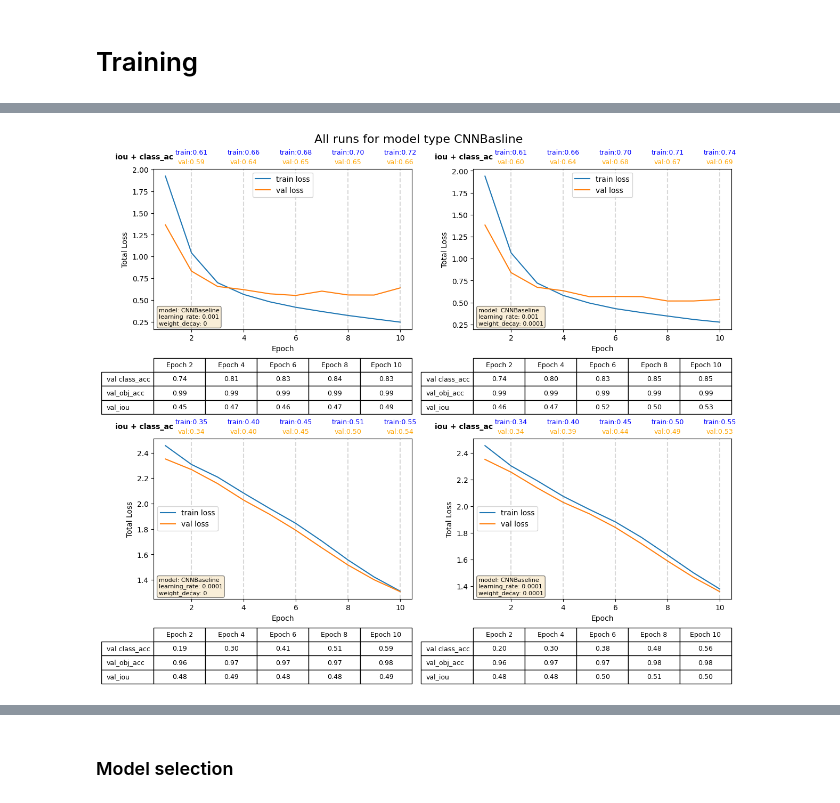
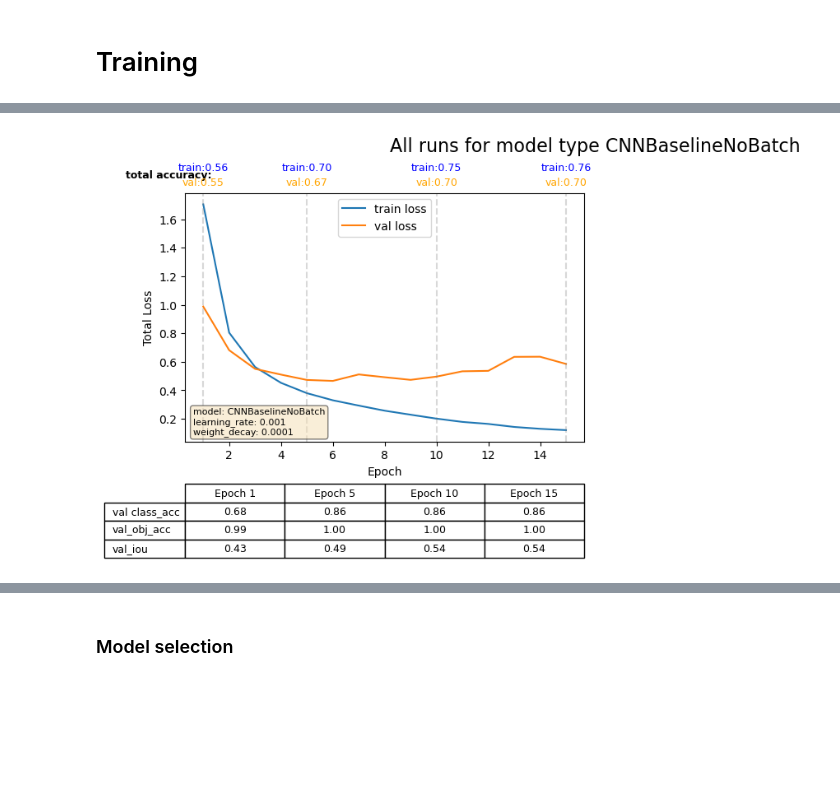
Before and after one commit to Freskoko/inf265_projects, a Jupyter notebook: assignments/src/project_2/Object_localization.ipynb, the cells around one changed output, grey strips where cells are left out. Drawn from its saved outputs; the diff is of its cells as text; code cells hidden in the pictures; blank space fills up the shorter version.

```diff
--- a/assignments/src/project_2/Object_localization.ipynb
+++ b/assignments/src/project_2/Object_localization.ipynb
@@ -27,8 +27,8 @@ torch.set_default_dtype(torch.float32)
 # %%
 BATCH_SIZE = 32
 
-EPOCH_INVESTIGATE_POINTS = [1,10,20,30]
-MAX_EPOCHS = 30
+EPOCH_INVESTIGATE_POINTS = [1,5,10,15]
+MAX_EPOCHS = 15
 # %%
 device = torch.device("cuda") if torch.cuda.is_available() else torch.device("cpu")
 print(f"Training on device {device}.")
@@ -970,7 +992,7 @@ all_model_outcomes = {
     k: [ModelOutcome.from_dict(m) for m in v] for k, v in loaded_json.items()
 }
 # %%
-runs = all_model_outcomes["CNNBaseline"]
-plot_all_runs(runs, "CNNBasline")
+runs = all_model_outcomes["CNNBaselineNoBatch"]
+plot_all_runs(runs, "CNNBaselineNoBatch")
 # %% [output]
-[figure, old version]
+[figure, new version]
```
Also changed, not shown: parts of 23 cells of this notebook, 39 other files.
